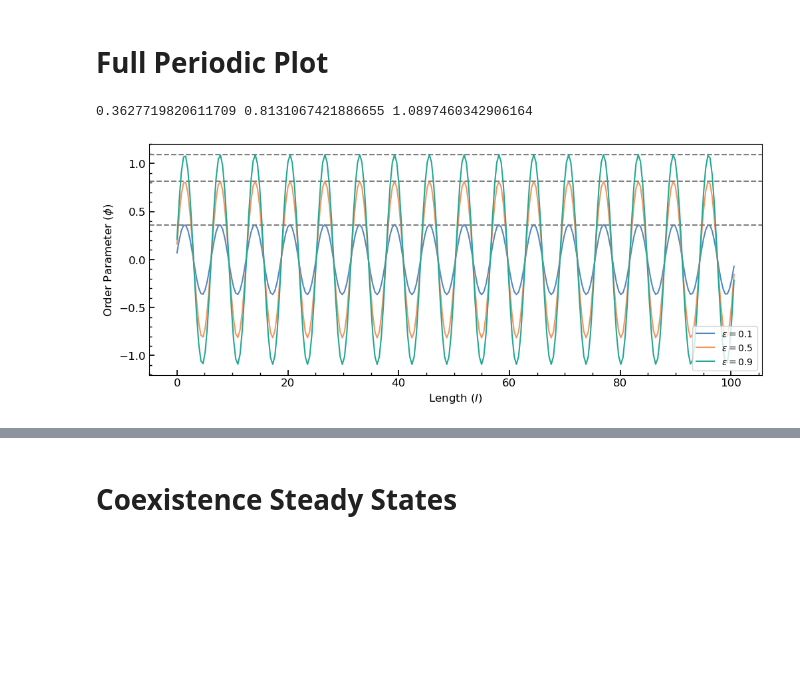
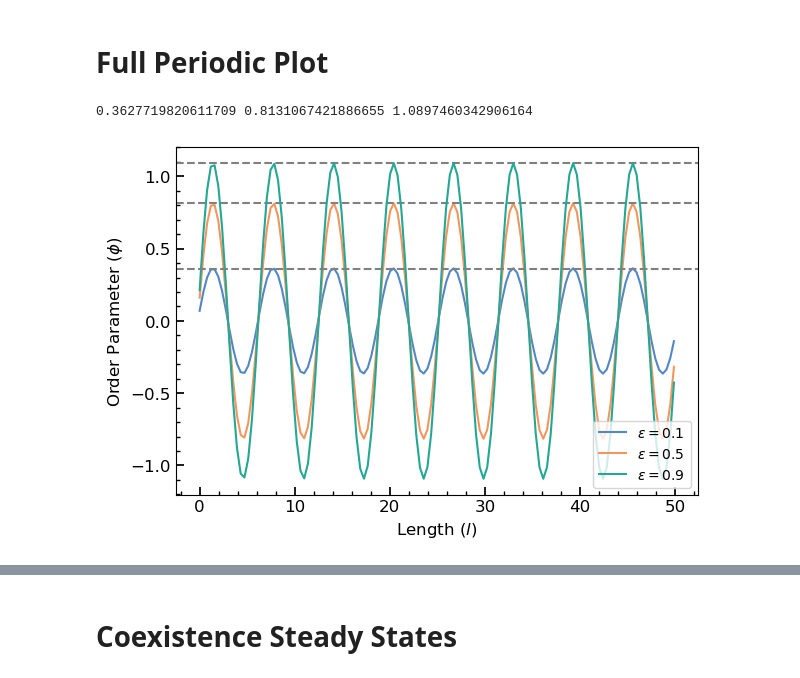
Before and after one commit to Twomac/pattern-formation-and-cellular-growth, a Jupyter notebook: Report Figures.ipynb, the cells around one changed output, grey strips where cells are left out. Cells and saved outputs as stored; diff of their text form; code cells hidden in the pictures; blank space fills up the shorter version.

```diff
--- a/Report Figures.ipynb
+++ b/Report Figures.ipynb
@@ -20,36 +20,36 @@ eps1 = np.loadtxt('eps=0.1 periodic.txt')[2:-2,2]
 phi_profiles = np.array([eps1,eps5,eps9])
 eps_values = np.array([0.1,0.5,0.9])
 
-colors = ['#5287C6','#F3965E','#24A793']
+colors = ['#5287C6','#F3965E','#24A793', '#C00A35']
 
 
 amp9 = np.mean(np.array([eps9[peak] for peak in find_peaks(eps9)[0]]))
 amp5 = np.mean(np.array([eps5[peak] for peak in find_peaks(eps5)[0]]))
 amp1 = np.mean(np.array([eps1[peak] for peak in find_peaks(eps1)[0]]))
 amps = np.array([amp9, amp5, amp1])
 print(amp1, amp5, amp9)
 
 
 # gridspec inside gridspec
-fig = plt.figure(layout='constrained', figsize=(10, 4))
+fig = plt.figure(layout='constrained', figsize=(6, 4))
 subfigs = fig.subfigures(wspace=0.07)
 
 ax = subfigs.subplots()
 for nn in range(3):
-    curve = ax.plot(domain_points, phi_profiles[nn], label=r'$\epsilon=$'+f'{eps_values[nn]}', color=colors[nn])
+    curve = ax.plot(domain_points[:128], phi_profiles[nn][:128], label=r'$\epsilon=$'+f'{eps_values[nn]}', color=colors[nn])
     ax.axhline(amps[nn], color='#808080', linestyle='dashed')
 
 ax.xaxis.set_minor_locator(AutoMinorLocator())
 ax.yaxis.set_minor_locator(AutoMinorLocator())
 ax.tick_params(which='major', direction="in", width=1.25, length=6.0, labelsize='large')
 ax.tick_params(which='minor', direction="in", width=1.0, length=3.0, labelsize='medium')
 ax.legend(loc='lower right')
 ax.set_xlabel(r'Length ($l$)', fontsize='large')
 ax.set_ylabel(r'Order Parameter ($\phi$)', fontsize='large')
 
 
 plt.savefig('Full Periodic Decompisition.jpg', dpi=1800)
 plt.show()
 # %% [output]
 0.3627719820611709 0.8131067421886655 1.0897460342906164
-[figure, old version]
+[figure, new version]
```
Also changed, not shown: parts of 9 cells of this notebook, 15 other files.
